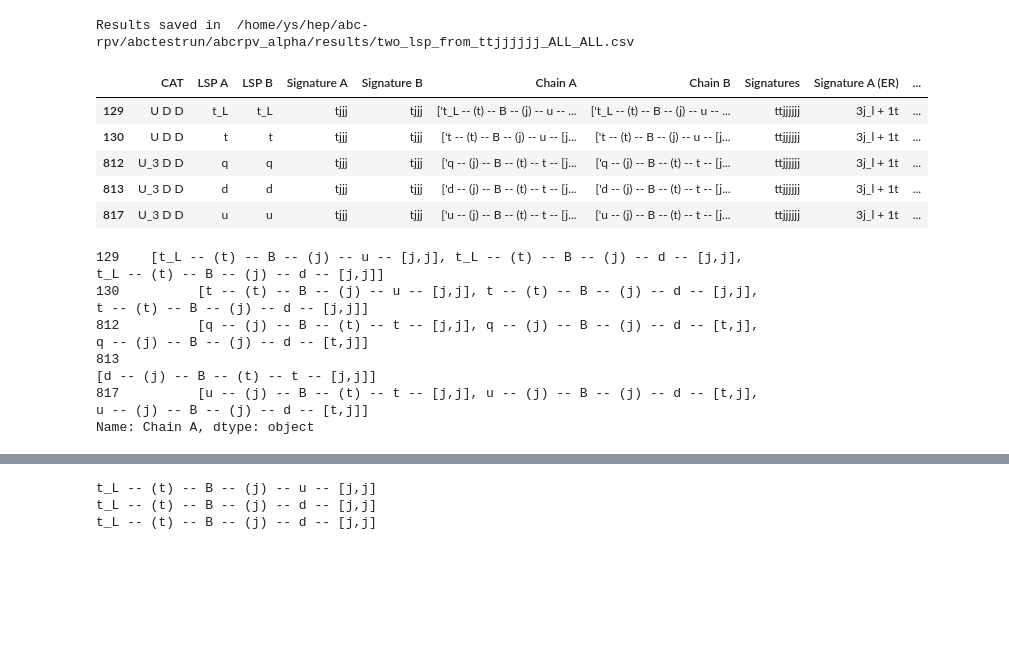
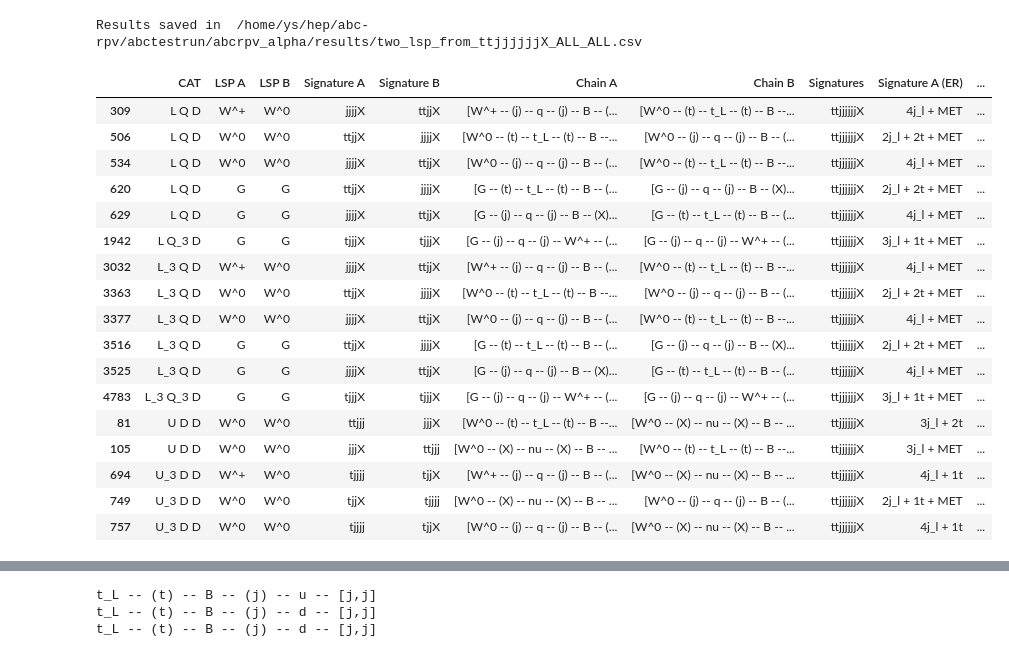
Before and after one commit to kys-sheng/abc-rpv, a Jupyter notebook: improve.ipynb, the cells around one changed output, grey strips where cells are left out. Drawn from its saved outputs; the diff is of its cells as text; code cells hidden in the pictures; blank space fills up the shorter version.

Commit message:
modified MET code name, trial function for mixed RPV mode in improve.ipynb

```diff
--- a/improve.ipynb
+++ b/improve.ipynb
@@ -3,20 +349,27 @@ import abcrpv_alpha as rpv
 # %%
 import pandas as pd
 pd.set_option('display.max_colwidth',None)
-myresult=rpv.find_two_lsp_from_signature("ttjjjjjj")
+myresult=rpv.find_two_lsp_from_signature("ttjjjjjjX")
 display(myresult)
-display(myresult['Chain A'].map(eval))
+#display((myresult['Chain A'].loc[129]))
+#display(myresult['Chain A'].map(eval))
 # %% [output]
-Results saved in  /home/ys/hep/abc-rpv/abctestrun/abcrpv_alpha/results/two_lsp_from_ttjjjjjj_ALL_ALL.csv
+Results saved in  /home/ys/hep/abc-rpv/abctestrun/abcrpv_alpha/results/two_lsp_from_ttjjjjjjX_ALL_ALL.csv
 |  | CAT | LSP A | LSP B | Signature A | Signature B | Chain A | Chain B | Signatures | Signature A (ER) | ... |
-| 129 | U D D | t_L | t_L | tjjj | tjjj | ['t_L -- (t) -- B -- (j) -- u -- ... | ['t_L -- (t) -- B -- (j) -- u -- ... | ttjjjjjj | 3j_l + 1t | ... |
-| 130 | U D D | t | t | tjjj | tjjj | ['t -- (t) -- B -- (j) -- u -- [j... | ['t -- (t) -- B -- (j) -- u -- [j... | ttjjjjjj | 3j_l + 1t | ... |
-| 812 | U_3 D D | q | q | tjjj | tjjj | ['q -- (j) -- B -- (t) -- t -- [j... | ['q -- (j) -- B -- (t) -- t -- [j... | ttjjjjjj | 3j_l + 1t | ... |
-| 813 | U_3 D D | d | d | tjjj | tjjj | ['d -- (j) -- B -- (t) -- t -- [j... | ['d -- (j) -- B -- (t) -- t -- [j... | ttjjjjjj | 3j_l + 1t | ... |
-| 817 | U_3 D D | u | u | tjjj | tjjj | ['u -- (j) -- B -- (t) -- t -- [j... | ['u -- (j) -- B -- (t) -- t -- [j... | ttjjjjjj | 3j_l + 1t | ... |
+| 309 | L Q D | W^+ | W^0 | jjjjX | ttjjX | [W^+ -- (j) -- q -- (j) -- B -- (... | [W^0 -- (t) -- t_L -- (t) -- B --... | ttjjjjjjX | 4j_l + MET | ... |
+| 506 | L Q D | W^0 | W^0 | ttjjX | jjjjX | [W^0 -- (t) -- t_L -- (t) -- B --... | [W^0 -- (j) -- q -- (j) -- B -- (... | ttjjjjjjX | 2j_l + 2t + MET | ... |
+| 534 | L Q D | W^0 | W^0 | jjjjX | ttjjX | [W^0 -- (j) -- q -- (j) -- B -- (... | [W^0 -- (t) -- t_L -- (t) -- B --... | ttjjjjjjX | 4j_l + MET | ... |
+| 620 | L Q D | G | G | ttjjX | jjjjX | [G -- (t) -- t_L -- (t) -- B -- (... | [G -- (j) -- q -- (j) -- B -- (X)... | ttjjjjjjX | 2j_l + 2t + MET | ... |
+| 629 | L Q D | G | G | jjjjX | ttjjX | [G -- (j) -- q -- (j) -- B -- (X)... | [G -- (t) -- t_L -- (t) -- B -- (... | ttjjjjjjX | 4j_l + MET | ... |
+| 1942 | L Q_3 D | G | G | tjjjX | tjjjX | [G -- (j) -- q -- (j) -- W^+ -- (... | [G -- (j) -- q -- (j) -- W^+ -- (... | ttjjjjjjX | 3j_l + 1t + MET | ... |
+| 3032 | L_3 Q D | W^+ | W^0 | jjjjX | ttjjX | [W^+ -- (j) -- q -- (j) -- B -- (... | [W^0 -- (t) -- t_L -- (t) -- B --... | ttjjjjjjX | 4j_l + MET | ... |
+| 3363 | L_3 Q D | W^0 | W^0 | ttjjX | jjjjX | [W^0 -- (t) -- t_L -- (t) -- B --... | [W^0 -- (j) -- q -- (j) -- B -- (... | ttjjjjjjX | 2j_l + 2t + MET | ... |
+| 3377 | L_3 Q D | W^0 | W^0 | jjjjX | ttjjX | [W^0 -- (j) -- q -- (j) -- B -- (... | [W^0 -- (t) -- t_L -- (t) -- B --... | ttjjjjjjX | 4j_l + MET | ... |
+| 3516 | L_3 Q D | G | G | ttjjX | jjjjX | [G -- (t) -- t_L -- (t) -- B -- (... | [G -- (j) -- q -- (j) -- B -- (X)... | ttjjjjjjX | 2j_l + 2t + MET | ... |
+| 3525 | L_3 Q D | G | G | jjjjX | ttjjX | [G -- (j) -- q -- (j) -- B -- (X)... | [G -- (t) -- t_L -- (t) -- B -- (... | ttjjjjjjX | 4j_l + MET | ... |
+| 4783 | L_3 Q_3 D | G | G | tjjjX | tjjjX | [G -- (j) -- q -- (j) -- W^+ -- (... | [G -- (j) -- q -- (j) -- W^+ -- (... | ttjjjjjjX | 3j_l + 1t + MET | ... |
+| 81 | U D D | W^0 | W^0 | ttjjj | jjjX | [W^0 -- (t) -- t_L -- (t) -- B --... | [W^0 -- (X) -- nu -- (X) -- B -- ... | ttjjjjjjX | 3j_l + 2t | ... |
+| 105 | U D D | W^0 | W^0 | jjjX | ttjjj | [W^0 -- (X) -- nu -- (X) -- B -- ... | [W^0 -- (t) -- t_L -- (t) -- B --... | ttjjjjjjX | 3j_l + MET | ... |
+| 694 | U_3 D D | W^+ | W^0 | tjjjj | tjjX | [W^+ -- (j) -- q -- (j) -- B -- (... | [W^0 -- (X) -- nu -- (X) -- B -- ... | ttjjjjjjX | 4j_l + 1t | ... |
+| 749 | U_3 D D | W^0 | W^0 | tjjX | tjjjj | [W^0 -- (X) -- nu -- (X) -- B -- ... | [W^0 -- (j) -- q -- (j) -- B -- (... | ttjjjjjjX | 2j_l + 1t + MET | ... |
+| 757 | U_3 D D | W^0 | W^0 | tjjjj | tjjX | [W^0 -- (j) -- q -- (j) -- B -- (... | [W^0 -- (X) -- nu -- (X) -- B -- ... | ttjjjjjjX | 4j_l + 1t | ... |
-129    [t_L -- (t) -- B -- (j) -- u -- [j,j], t_L -- (t) -- B -- (j) -- d -- [j,j], t_L -- (t) -- B -- (j) -- d -- [j,j]]
-130          [t -- (t) -- B -- (j) -- u -- [j,j], t -- (t) -- B -- (j) -- d -- [j,j], t -- (t) -- B -- (j) -- d -- [j,j]]
-812          [q -- (j) -- B -- (t) -- t -- [j,j], q -- (j) -- B -- (j) -- d -- [t,j], q -- (j) -- B -- (j) -- d -- [t,j]]
-813                                                                                  [d -- (j) -- B -- (t) -- t -- [j,j]]
-817          [u -- (j) -- B -- (t) -- t -- [j,j], u -- (j) -- B -- (j) -- d -- [t,j], u -- (j) -- B -- (j) -- d -- [t,j]]
-Name: Chain A, dtype: object
```
Also changed, not shown: parts of 15 cells of this notebook, 49 other files.
